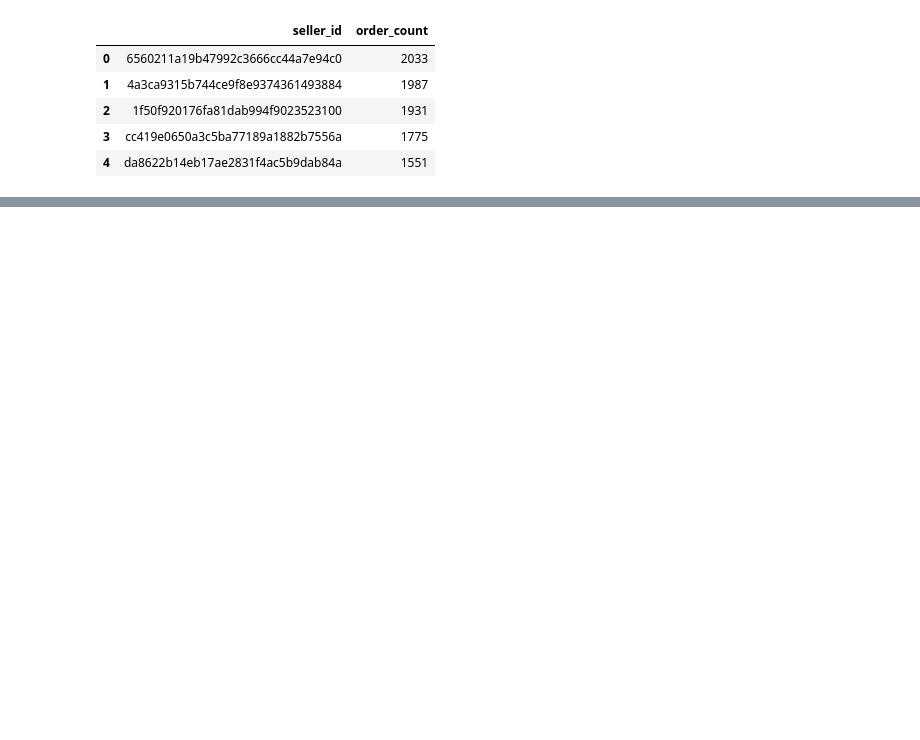
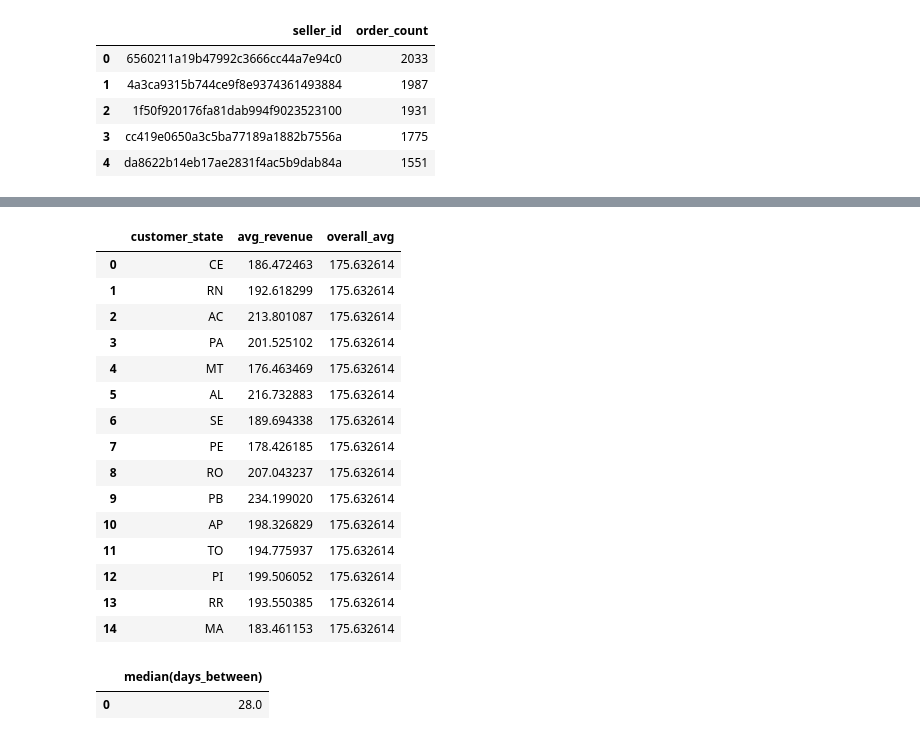
Before and after one commit to SimplyRamin/olist-customer-intelligence, a Jupyter notebook: notebooks/sql_practice.ipynb, the cells around one changed output, grey strips where cells are left out. Saved outputs shown, nothing was run; the diff lists cells and outputs as text; code cells hidden in the pictures; blank space fills up the shorter version.

```diff
--- a/notebooks/sql_practice.ipynb
+++ b/notebooks/sql_practice.ipynb
@@ -207,0 +508,80 @@ limit 5
+# %%
+q("""
+with revenue_per_order as (
+    select
+    order_items.order_id,
+    customers.customer_id,
+    customers.customer_state,
+    order_items.price + order_items.freight_value as revenue
+    from order_items
+    left join orders on order_items.order_id = orders.order_id
+    left join customers on orders.customer_id = customers.customer_id
+),
+    avg_rev_per_ord_per_st as (
+    select
+        customer_state,
+        avg(revenue) as avg_revenue
+    from revenue_per_order
+    group by customer_state
+),
+
+    avg_over_all_state as (
+  select
+    avg(avg_revenue) as overall_avg
+  from avg_rev_per_ord_per_st
+)
+
+select
+  *
+from avg_rev_per_ord_per_st
+cross join avg_over_all_state
+where avg_rev_per_ord_per_st.avg_revenue > avg_over_all_state.overall_avg
+""")
+# %% [output]
+|  | customer_state | avg_revenue | overall_avg |
+| 0 | CE | 186.472463 | 175.632614 |
+| 1 | RN | 192.618299 | 175.632614 |
+| 2 | AC | 213.801087 | 175.632614 |
+| 3 | PA | 201.525102 | 175.632614 |
+| 4 | MT | 176.463469 | 175.632614 |
+| 5 | AL | 216.732883 | 175.632614 |
+| 6 | SE | 189.694338 | 175.632614 |
+| 7 | PE | 178.426185 | 175.632614 |
+| 8 | RO | 207.043237 | 175.632614 |
+| 9 | PB | 234.199020 | 175.632614 |
+| 10 | AP | 198.326829 | 175.632614 |
+| 11 | TO | 194.775937 | 175.632614 |
+| 12 | PI | 199.506052 | 175.632614 |
+| 13 | RR | 193.550385 | 175.632614 |
+| 14 | MA | 183.461153 | 175.632614 |
+# %%
+q("""
+with cte1 as (
+    select
+    customers.customer_unique_id,
+    orders.order_purchase_timestamp,
+    row_number() over(
+        partition by customer_unique_id
+        order by order_purchase_timestamp
+    ) as order_rank,
+    lag(order_purchase_timestamp) over(
+        partition by customer_unique_id
+        order by order_purchase_timestamp
+    ) as previous_order_date
+    from orders
+    left join customers on customers.customer_id = orders.customer_id
+  ),
+
+    cte2 as (
+    select
+        *,
+        datediff('day', previous_order_date, order_purchase_timestamp) as days_between
+    from cte1
+    where order_rank > 1
+  )
+
+select median(days_between) from cte2
+""")
+# %% [output]
+|  | median(days_between) |
+| 0 | 28.0 |
```
Also changed, not shown: parts of 24 cells of this notebook, 11 other files.
